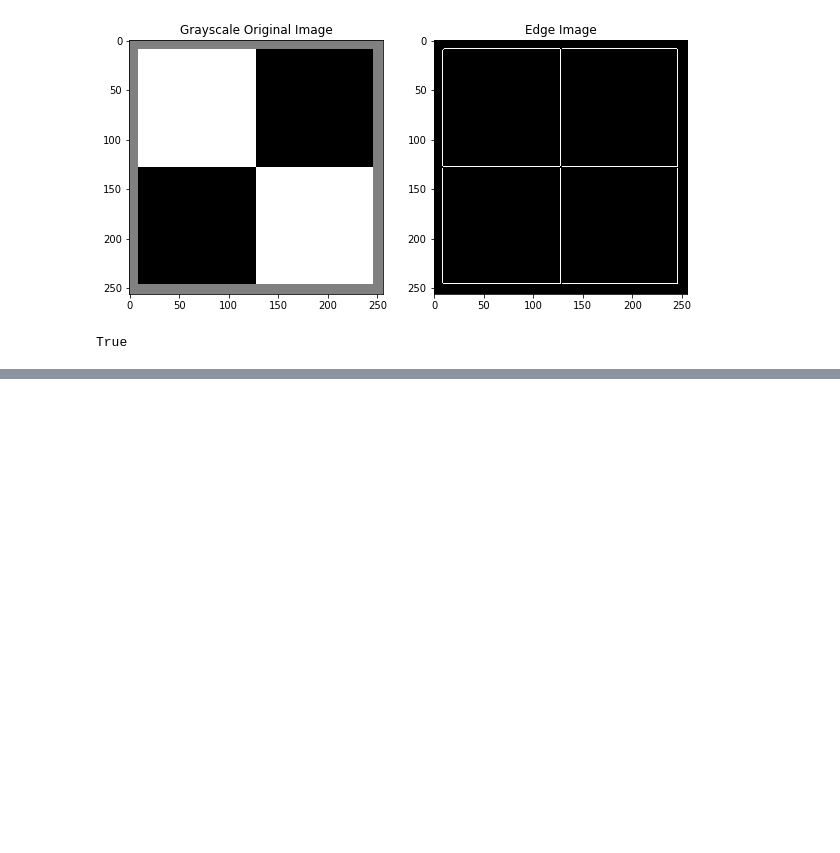
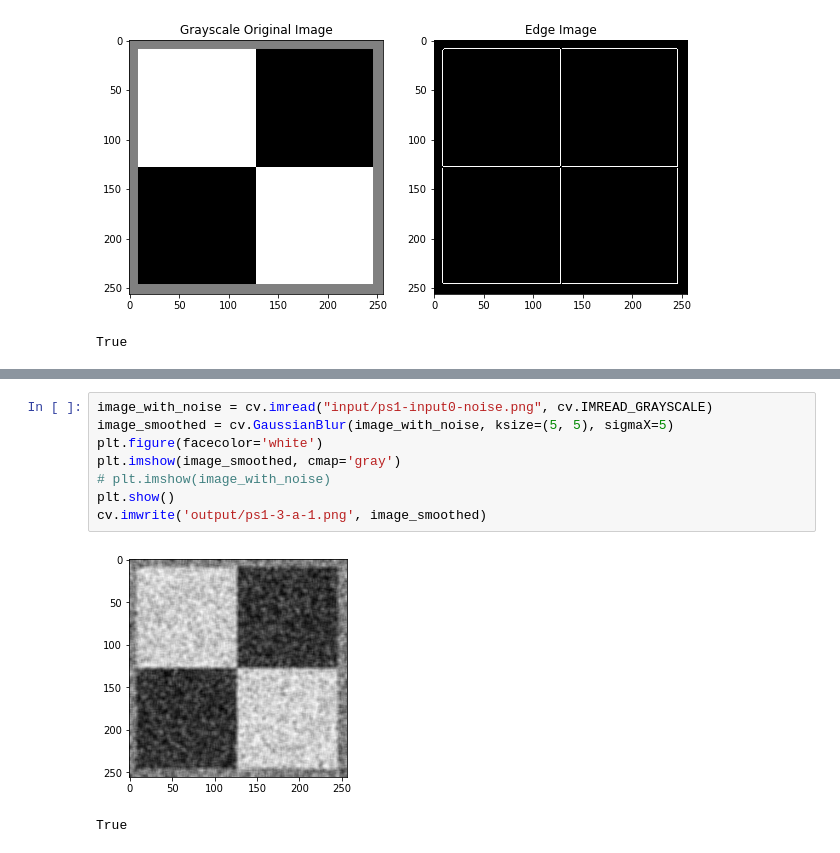
Before and after one commit to Joaom123/udacity-introduction-to-computer-vision, a Jupyter notebook: ps1/ps1.ipynb, the cells around one changed output, grey strips where cells are left out. Cells and saved outputs as stored; diff of their text form; blank space fills up the shorter version.

```diff
--- a/ps1/ps1.ipynb
+++ b/ps1/ps1.ipynb
@@ -47,0 +180,11 @@ def hough_lines_draw():
+# %%
+image_with_noise = cv.imread("input/ps1-input0-noise.png", cv.IMREAD_GRAYSCALE)
+image_smoothed = cv.GaussianBlur(image_with_noise, ksize=(5, 5), sigmaX=5)
+plt.figure(facecolor='white')
+plt.imshow(image_smoothed, cmap='gray')
+# plt.imshow(image_with_noise)
+plt.show()
+cv.imwrite('output/ps1-3-a-1.png', image_smoothed)
+# %% [output]
+[figure, added]
+True
```
Also changed, not shown: parts of 15 cells of this notebook, 5 other files.
